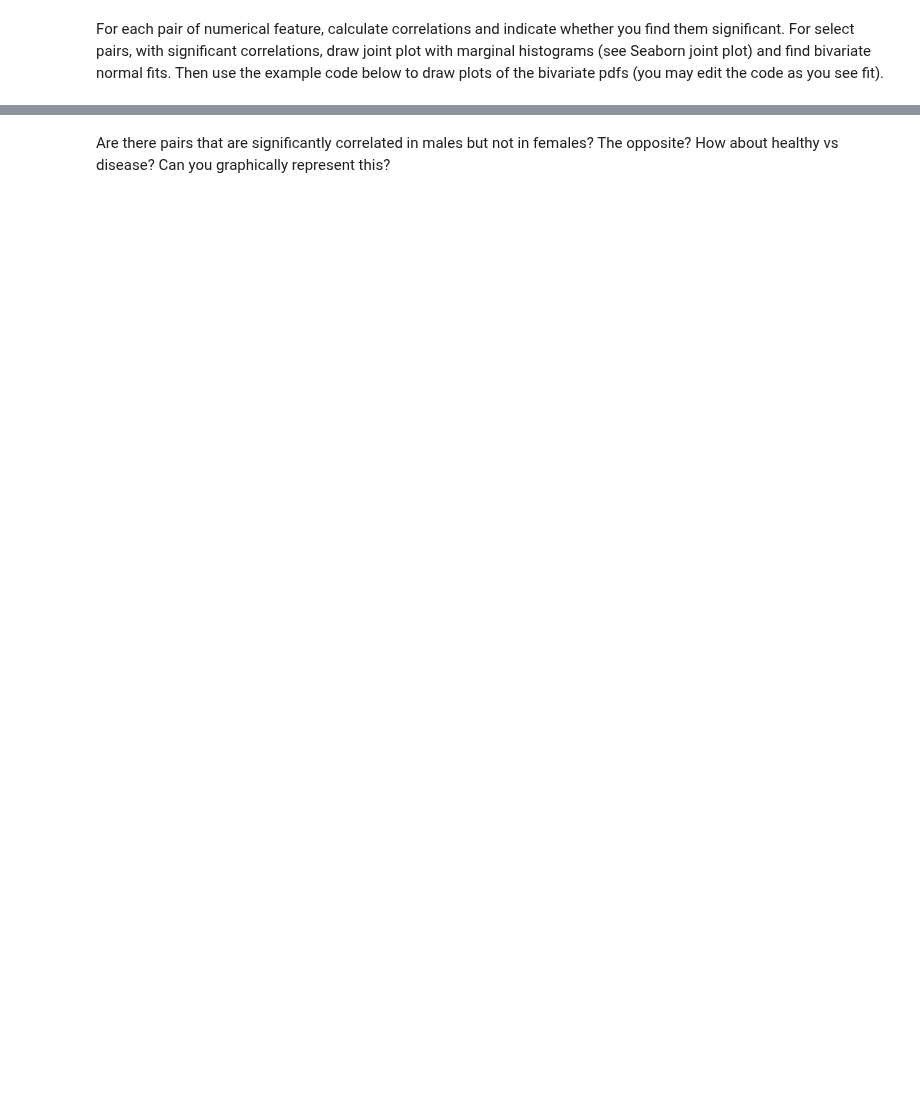
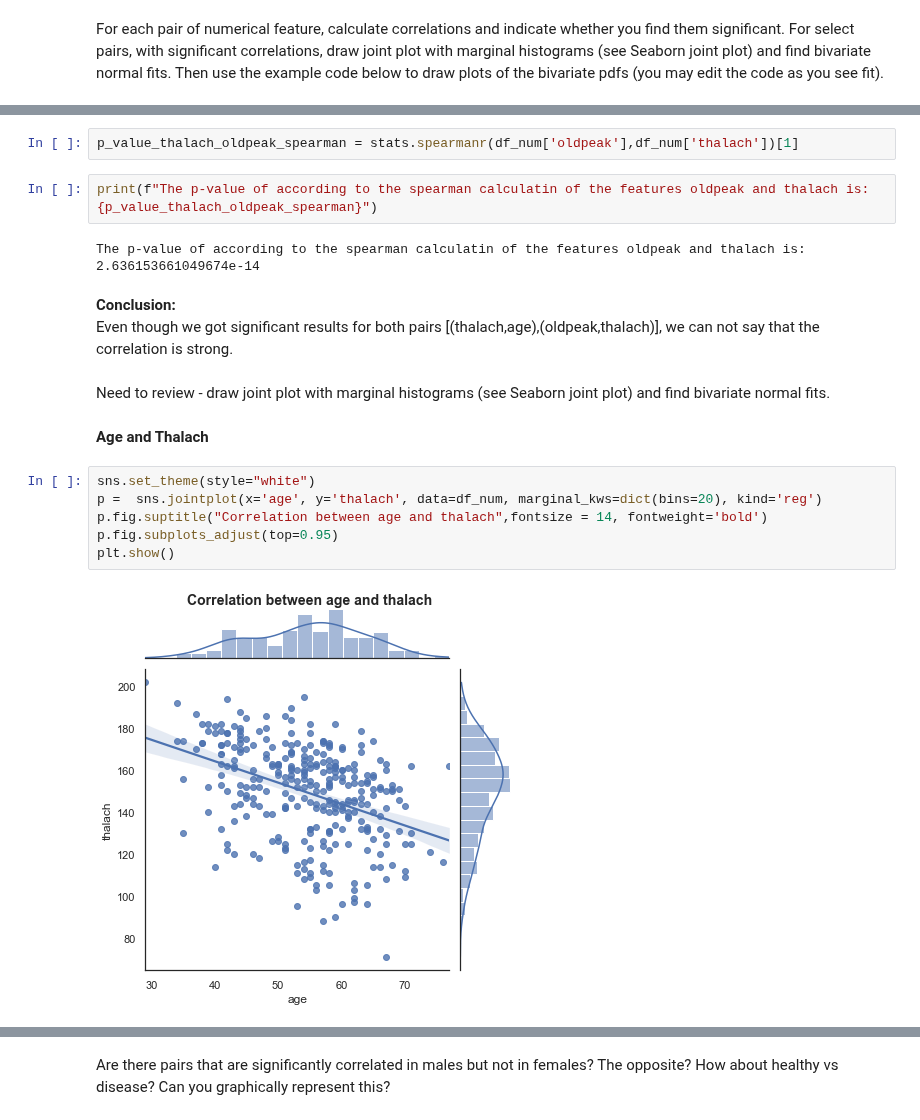
Before and after one commit to Oren-Ben/IDC, a Jupyter notebook: statistics/third_ex/204079453_205714447.ipynb, the cells around one changed output, grey strips where cells are left out. Saved outputs shown, nothing was run; the diff lists cells and outputs as text; blank space fills up the shorter version.

```diff
--- a/statistics/third_ex/204079453_205714447.ipynb
+++ b/statistics/third_ex/204079453_205714447.ipynb
@@ -270,0 +306,21 @@ For each pair of numerical feature, calculate correlations and indicate whether
+# %%
+p_value_thalach_oldpeak_spearman = stats.spearmanr(df_num['oldpeak'],df_num['thalach'])[1]
+# %%
+print(f"The p-value of according to the spearman calculatin of the features oldpeak and thalach is: {p_value_thalach_oldpeak_spearman}")
+# %% [output]
+The p-value of according to the spearman calculatin of the features oldpeak and thalach is: 2.636153661049674e-14
+# %% [markdown]
+<b>Conclusion:</b>
+<br>Even though we got significant results for both pairs [(thalach,age),(oldpeak,thalach)], we can not say that the correlation is strong.
+# %% [markdown]
+ Need to review -  draw joint plot with marginal histograms (see Seaborn joint plot) and find bivariate normal fits.
+# %% [markdown]
+<b>Age and Thalach</b>
+# %%
+sns.set_theme(style="white")
+p =  sns.jointplot(x='age', y='thalach', data=df_num, marginal_kws=dict(bins=20), kind='reg')
+p.fig.suptitle("Correlation between age and thalach",fontsize = 14, fontweight='bold')
+p.fig.subplots_adjust(top=0.95)
+plt.show()
+# %% [output]
+[figure, added]
```
Also changed, not shown: parts of 26 cells of this notebook.
